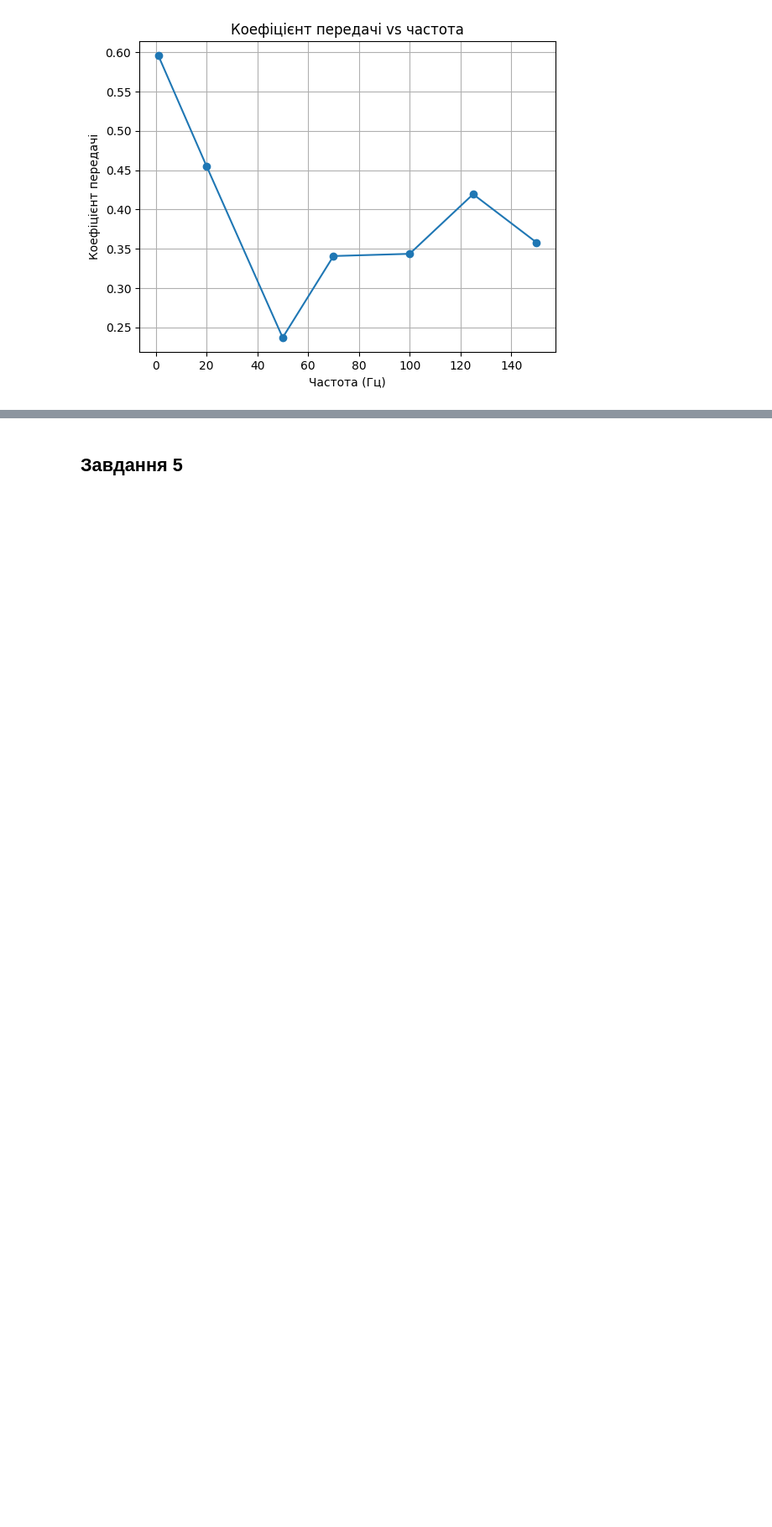
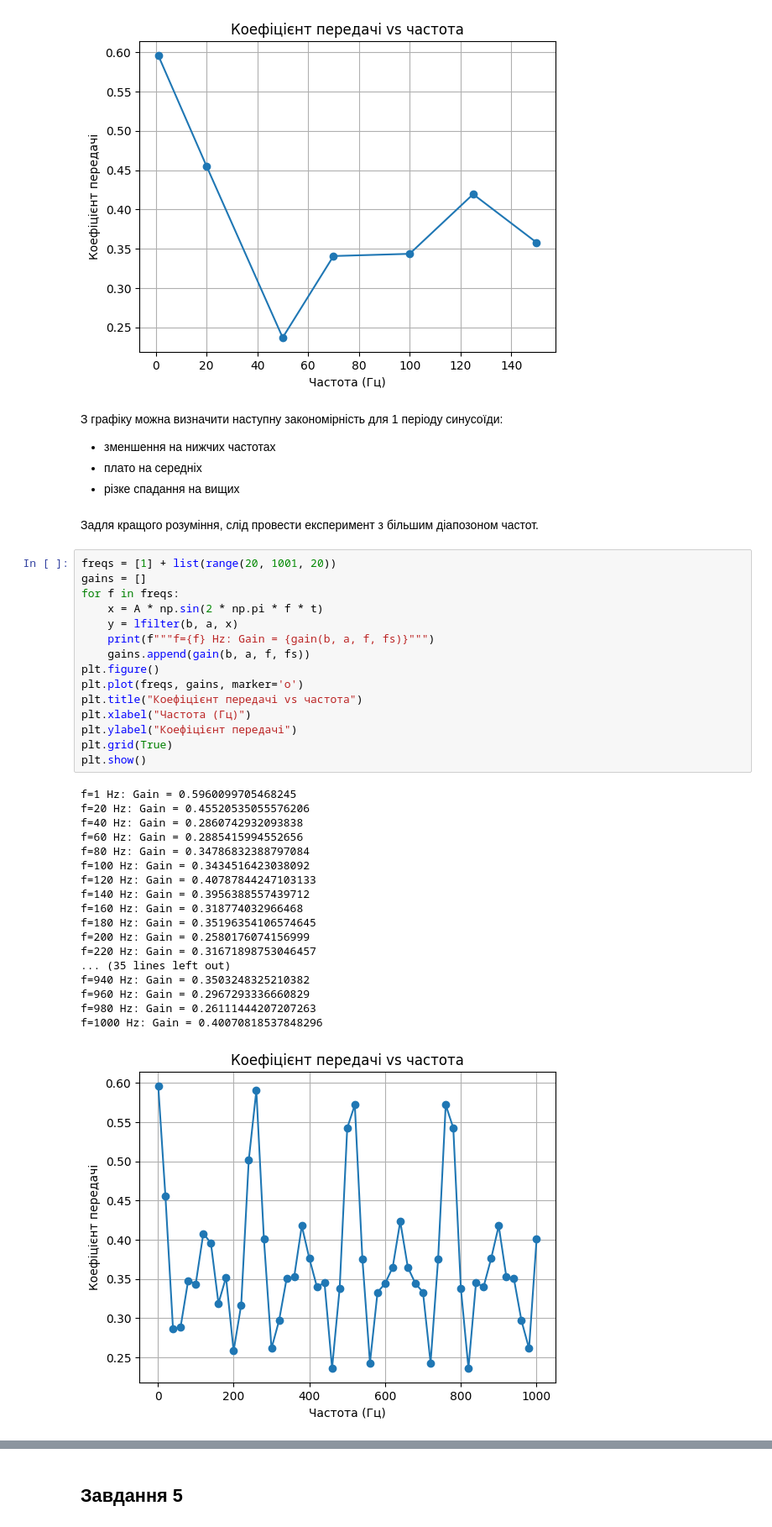
Before and after one commit to n1n1n1q/SignalProcessingLabs, a Jupyter notebook: lab02/sig_proc2.ipynb, the cells around one changed output, grey strips where cells are left out. Shown at 84% size. Cells and saved outputs as stored; diff of their text form; blank space fills up the shorter version.

```diff
--- a/lab02/sig_proc2.ipynb
+++ b/lab02/sig_proc2.ipynb
@@ -143,3 +159,44 @@ plt.grid(True)
 plt.show()
 # %% [output]
 [figure]
+# %% [markdown]
+З графіку можна визначити наступну закономірність для 1 періоду синусоїди:
+* зменшення на нижчих частотах
+* плато на середніх
+* різке спадання на вищих
+# %% [markdown]
+Задля кращого розуміння, слід провести експеримент з більшим діапозоном частот.
+# %%
+freqs = [1] + list(range(20, 1001, 20))
+gains = []
+for f in freqs:
+    x = A * np.sin(2 * np.pi * f * t)
+    y = lfilter(b, a, x)
+    print(f"""f={f} Hz: Gain = {gain(b, a, f, fs)}""")
+    gains.append(gain(b, a, f, fs))
+plt.figure()
+plt.plot(freqs, gains, marker='o')
+plt.title("Коефіцієнт передачі vs частота")
+plt.xlabel("Частота (Гц)")
+plt.ylabel("Коефіцієнт передачі")
+plt.grid(True)
+plt.show()
+# %% [output]
+f=1 Hz: Gain = 0.5960099705468245
+f=20 Hz: Gain = 0.45520535055576206
+f=40 Hz: Gain = 0.2860742932093838
+f=60 Hz: Gain = 0.2885415994552656
+f=80 Hz: Gain = 0.34786832388797084
+f=100 Hz: Gain = 0.3434516423038092
+f=120 Hz: Gain = 0.40787844247103133
+f=140 Hz: Gain = 0.3956388557439712
+f=160 Hz: Gain = 0.318774032966468
+f=180 Hz: Gain = 0.35196354106574645
+f=200 Hz: Gain = 0.2580176074156999
+f=220 Hz: Gain = 0.31671898753046457
+... (35 lines left out)
+f=940 Hz: Gain = 0.3503248325210382
+f=960 Hz: Gain = 0.2967293336660829
+f=980 Hz: Gain = 0.26111444207207263
+f=1000 Hz: Gain = 0.40070818537848296
+[figure, added]
```
Also changed, not shown: parts of 29 cells of this notebook.
